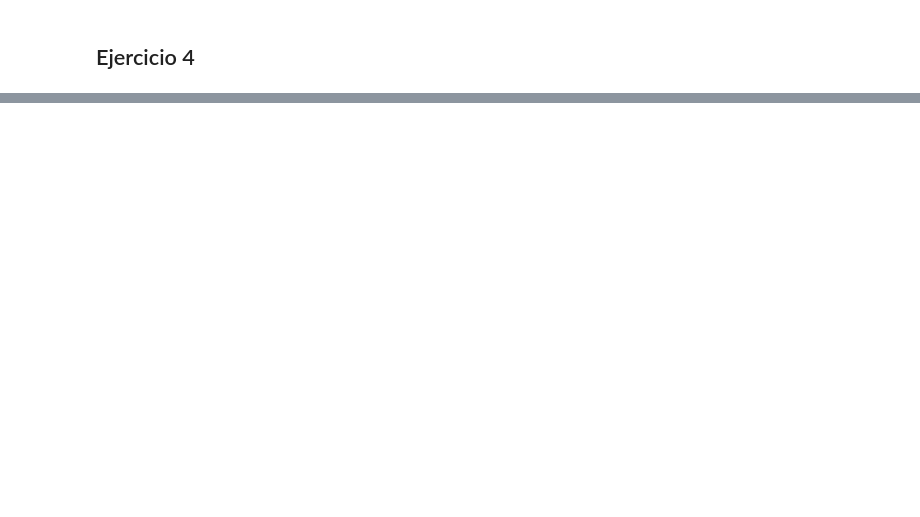
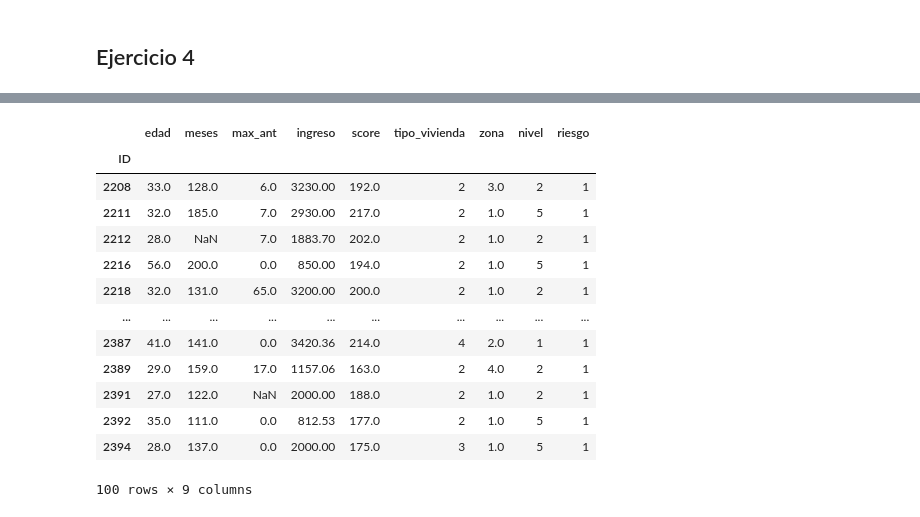
Before and after one commit to GersonJairPE/programa-data-science-python, a Jupyter notebook: Proyectos/Proyecto_1.ipynb, the cells around one changed output, grey strips where cells are left out. Cells and saved outputs as stored; diff of their text form; code cells hidden in the pictures; blank space fills up the shorter version.

```diff
--- a/Proyectos/Proyecto_1.ipynb
+++ b/Proyectos/Proyecto_1.ipynb
@@ -221,0 +227,20 @@ dtype: int64
+# %%
+# Si queremos guardar en un contenerdor, usamos la función 'copy()' para que nuestra data original no se altere
+# Adicionalmente seleccionamos las 10 primeras filas del dataFrame
+df4_head_100 = df4.head(100).copy()
+df4_head_100
+# %% [output]
+|  | edad | meses | max_ant | ingreso | score | tipo_vivienda | zona | nivel | riesgo |
+| ID |  |  |  |  |  |  |  |  |  |
+| 2208 | 33.0 | 128.0 | 6.0 | 3230.00 | 192.0 | 2 | 3.0 | 2 | 1 |
+| 2211 | 32.0 | 185.0 | 7.0 | 2930.00 | 217.0 | 2 | 1.0 | 5 | 1 |
+| 2212 | 28.0 | NaN | 7.0 | 1883.70 | 202.0 | 2 | 1.0 | 2 | 1 |
+| 2216 | 56.0 | 200.0 | 0.0 | 850.00 | 194.0 | 2 | 1.0 | 5 | 1 |
+| 2218 | 32.0 | 131.0 | 65.0 | 3200.00 | 200.0 | 2 | 1.0 | 2 | 1 |
+| ... | ... | ... | ... | ... | ... | ... | ... | ... | ... |
+| 2387 | 41.0 | 141.0 | 0.0 | 3420.36 | 214.0 | 4 | 2.0 | 1 | 1 |
+| 2389 | 29.0 | 159.0 | 17.0 | 1157.06 | 163.0 | 2 | 4.0 | 2 | 1 |
+| 2391 | 27.0 | 122.0 | NaN | 2000.00 | 188.0 | 2 | 1.0 | 2 | 1 |
+| 2392 | 35.0 | 111.0 | 0.0 | 812.53 | 177.0 | 2 | 1.0 | 5 | 1 |
+| 2394 | 28.0 | 137.0 | 0.0 | 2000.00 | 175.0 | 3 | 1.0 | 5 | 1 |
+100 rows × 9 columns
```
Also changed, not shown: parts of 26 cells of this notebook.
